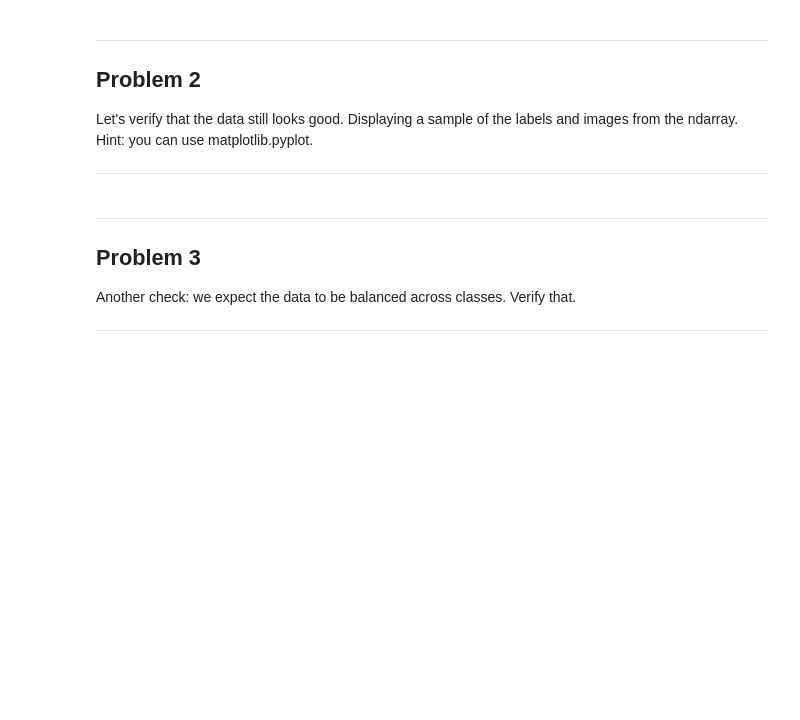
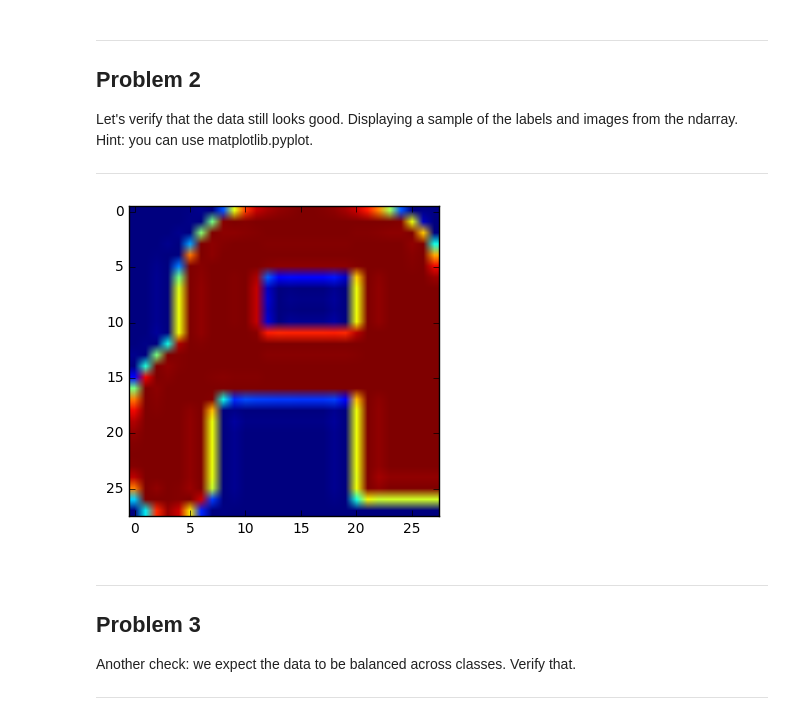
Before and after one commit to cgkaczenski/TensorFlow-Examples, a Jupyter notebook: 1_notmnist.ipynb, the cells around one changed output. Saved outputs shown, nothing was run; the diff lists cells and outputs as text; code cells hidden in the pictures; blank space fills up the shorter version.

Commit message:
feat: Normalize and serialize the dataset, display sample image

```diff
--- a/1_notmnist.ipynb
+++ b/1_notmnist.ipynb
@@ -202,6 +204,13 @@ Problem 2
 Let's verify that the data still looks good. Displaying a sample of the labels and images from the ndarray. Hint: you can use matplotlib.pyplot.
 
 ---
+# %%
+with open('notMNIST_large/A.pickle', 'r') as f:
+    samples = pickle.load(f)
+plt.imshow(samples[3])
+plt.show()
+# %% [output]
+[figure, added]
 # %% [markdown]
 ---
 Problem 3
```
Also changed, not shown: parts of 3 cells of this notebook.
